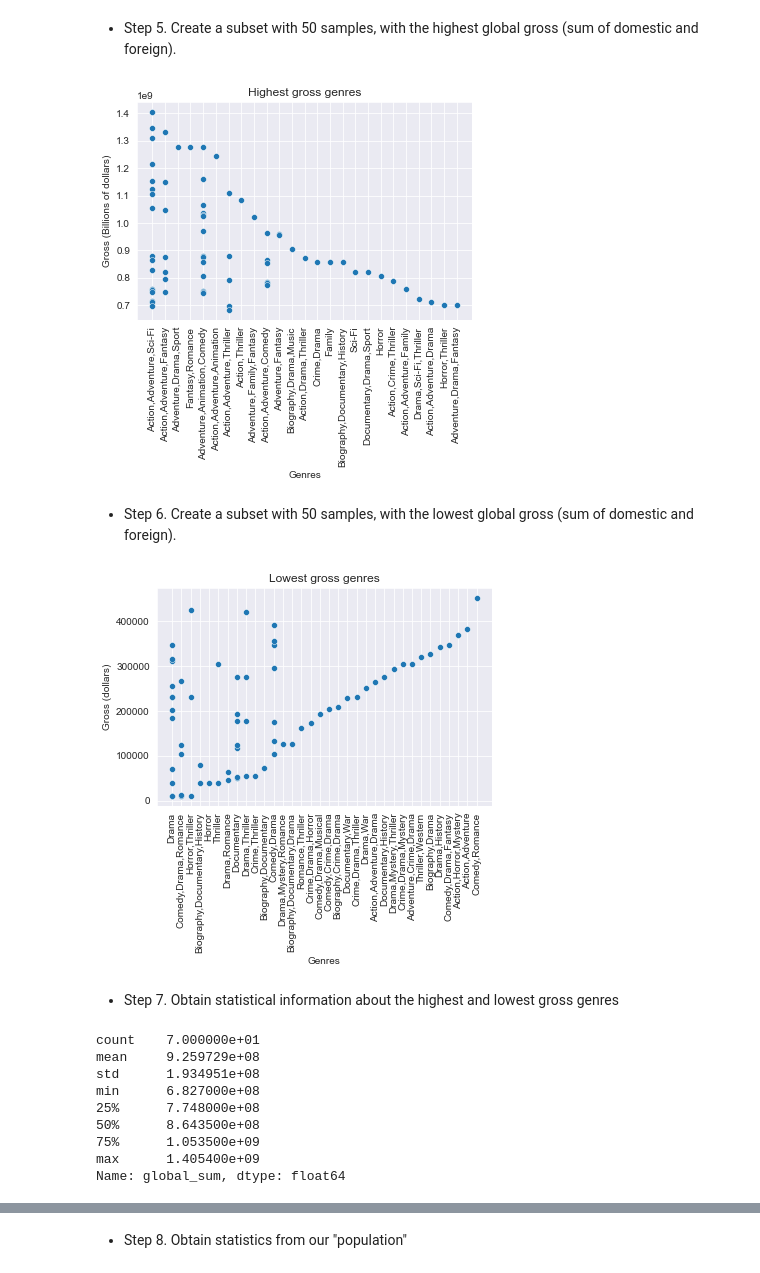
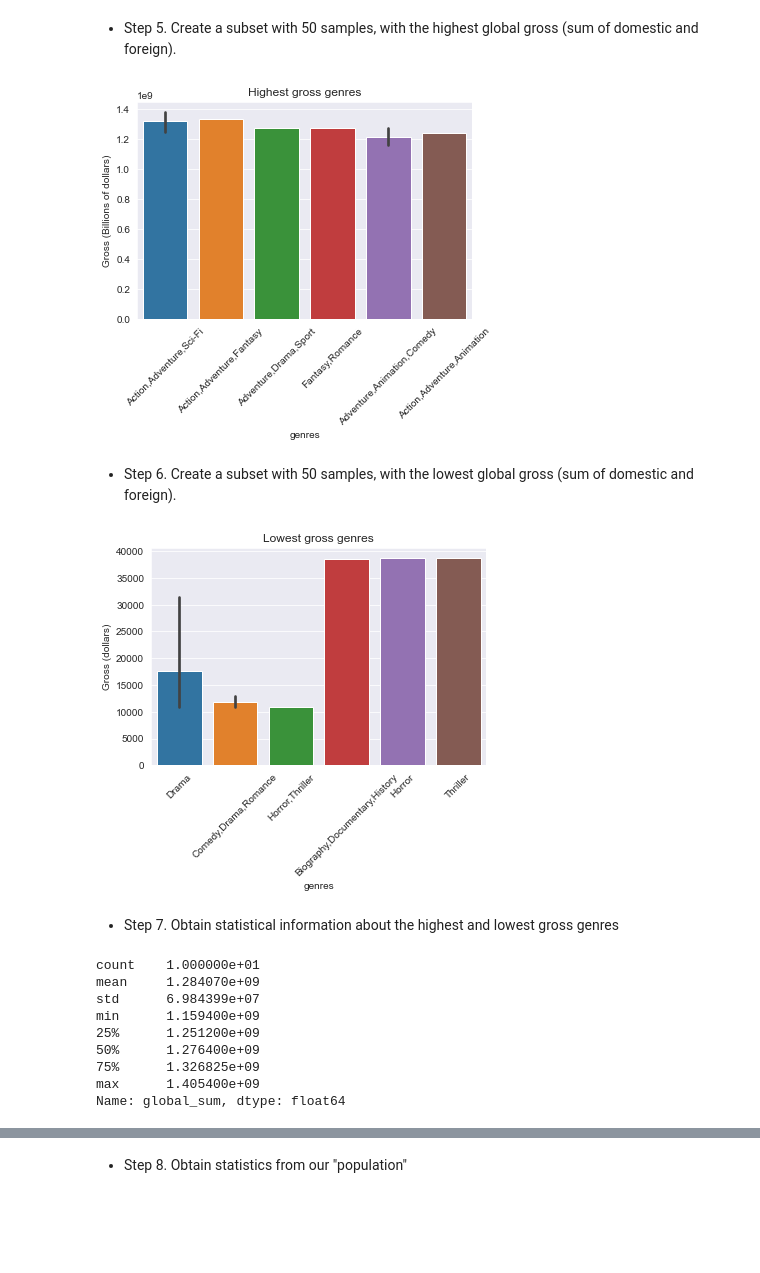
Before and after one commit to mahanabba/Pod_3_Capstone, a Jupyter notebook: student.ipynb, the cells around one changed output, grey strips where cells are left out. Saved outputs shown, nothing was run; the diff lists cells and outputs as text; code cells hidden in the pictures; blank space fills up the shorter version.

```diff
--- a/student.ipynb
+++ b/student.ipynb
@@ -217,19 +221,21 @@ full_merge.head(2)
 # %% [markdown]
 - Step 5. Create a subset with 50 samples, with the highest global gross (sum of domestic and foreign).
 # %%
-full_merge_max = full_merge.nlargest(70, 'global_sum')
+full_merge_max = full_merge.nlargest(10, 'global_sum')
 # %%
 # Using seaborn library, we plot the 50 sample set from the dataset "full_merge" with the highest revenues
 # X axis represents all genres distributed within the 50 sample set.
 # Y axis represents the revenues values.
 sns.set_style("darkgrid")
-sns.scatterplot(data=full_merge_max, x="genres", y="global_sum");
-plt.xticks(rotation=90);
-plt.xlabel("Genres");
+sns.barplot(data=full_merge_max, x="genres", y="global_sum");
+plt.xticks(rotation=45);
 plt.ylabel("Gross (Billions of dollars)");
 plt.title("Highest gross genres");
+plt.savefig("genres_high_gross.png",
+            bbox_inches ="tight",
+            orientation ='landscape');
 # %% [output]
-[figure, old version]
+[figure, new version]
 # %% [markdown]
 - Step 6. Create a subset with 50 samples, with the lowest global gross (sum of domestic and foreign).
 # %%
@@ -239,25 +245,27 @@ full_merge_min = full_merge.nsmallest(70, 'global_sum')
 # X axis represents all genres distributed within the 50 sample set.
 # Y axis represents the revenues values.
 sns.set_style("darkgrid")
-sns.scatterplot(data=full_merge_min, x="genres", y="global_sum", );
-plt.xticks(rotation=90);
-plt.xlabel("Genres");
+sns.barplot(data=full_merge_min, x="genres", y="global_sum");
+plt.xticks(rotation=45);
 plt.ylabel("Gross (dollars)");
 plt.title("Lowest gross genres");
+plt.savefig("genres_low_gross.png",
+            bbox_inches ="tight",
+            orientation ='landscape');
 # %% [output]
-[figure, old version]
+[figure, new version]
 # %% [markdown]
 - Step 7. Obtain statistical information about the highest and lowest gross genres
 # %%
 full_merge_max['global_sum'].describe()
 # %% [output]
-count    7.000000e+01
-mean     9.259729e+08
-std      1.934951e+08
-min      6.827000e+08
-25%      7.748000e+08
-50%      8.643500e+08
-75%      1.053500e+09
+count    1.000000e+01
+mean     1.284070e+09
+std      6.984399e+07
+min      1.159400e+09
+25%      1.251200e+09
+50%      1.276400e+09
+75%      1.326825e+09
 max      1.405400e+09
 Name: global_sum, dtype: float64
 # %%
```
Also changed, not shown: parts of 11 cells of this notebook.
